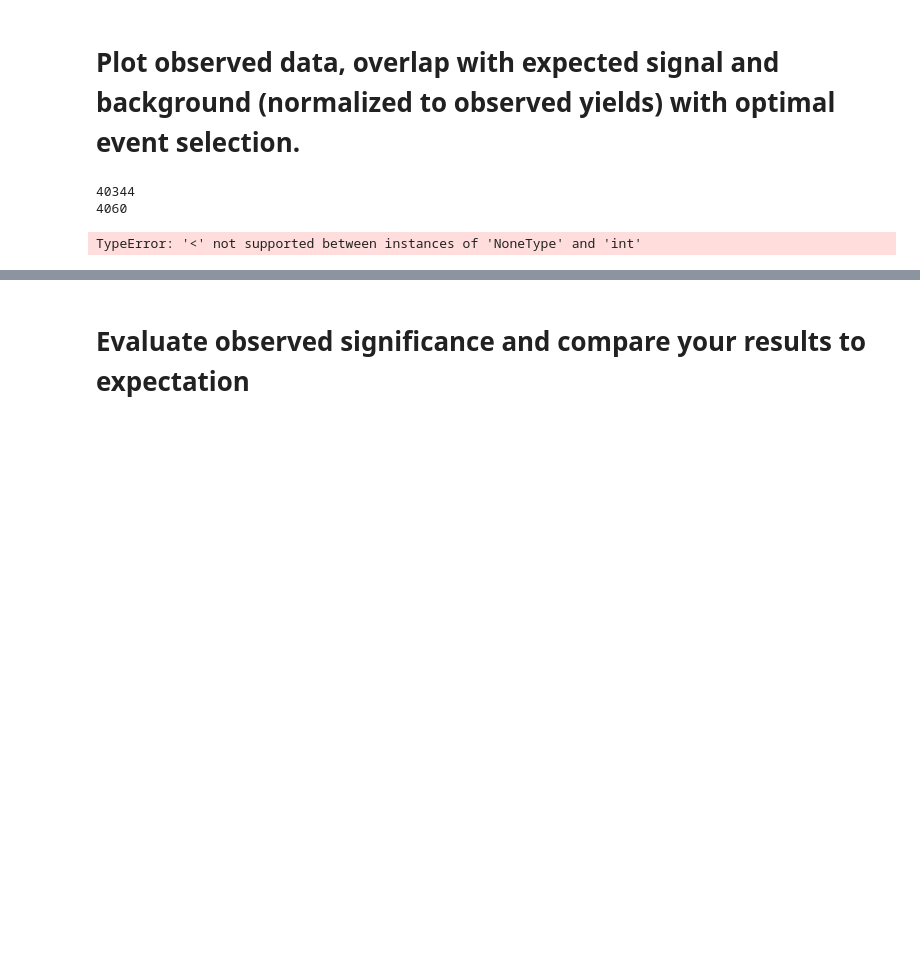
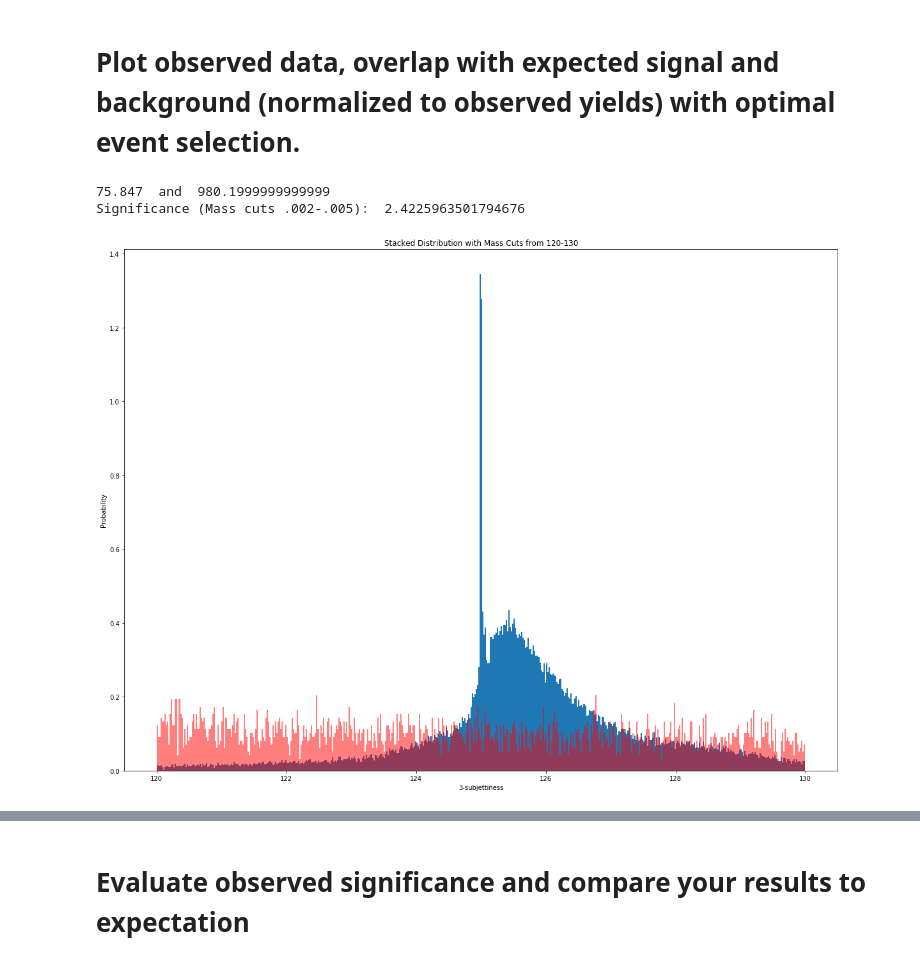
Before and after one commit to elocj/PHYS434, a Jupyter notebook: lab7/lab8.ipynb, the cells around one changed output, grey strips where cells are left out. Cells and saved outputs as stored; diff of their text form; code cells hidden in the pictures; blank space fills up the shorter version.

```diff
--- a/lab7/lab8.ipynb
+++ b/lab7/lab8.ipynb
@@ -149,33 +149,28 @@ plt.show()
 # %%
 origArr1 = len(qcd['mass'])
 origSig1 = len(qcd['mass'])
-
-# observed = list(filter(lambda a: a >= 120 and a <= 130, lowLumi['mass'][:]))
-# signal = list(filter(lambda a: a >= 120 and a <= 130, higgs['mass'][:]))
 
 word = 'mass'
 newArr1Mass = []
 newSig1Mass = []
 arr1Ind = []
 sig1Ind = []
-print(len(highLumi['mass']))
-print(len(lowLumi['mass']))
 for i in range(len(qcd[word])):
-    if highLumi[word].get(i) < 130 and highLumi[word].get(i) > 120:
-        newArr1Mass.append(highLumi[word].get(i))
+    if(qcd[word][i] < 130 and qcd[word][i] > 120):
+        newArr1Mass.append(qcd[word][i])
         arr1Ind.append(i)
-    if higgs[word][i] < 130 and higgs[word][i] > 120:
+    if(higgs[word][i] < 130 and higgs[word][i] > 120):
         newSig1Mass.append(higgs[word][i])
         sig1Ind.append(i)
 print(100 * (len(newSig1Mass) / origSig1), ' and ', 20000 * (len(newArr1Mass) / origArr1))
 print('Significance (Mass cuts .002-.005): ', (100 * (len(newSig1Mass) / origSig1)) / (20000 * (len(newArr1Mass) / origArr1))**.5)
 plt.hist(newSig1Mass, 500, density=True)
 plt.hist(newArr1Mass, 500, density=True, color='red', alpha=.5)
 plt.title('Stacked Distribution with Mass Cuts from 120-130')
 plt.xlabel('3-subjettiness')
 plt.ylabel('Probability')
 plt.show()
 # %% [output]
-40344
-4060
+75.847  and  980.1999999999999
+Significance (Mass cuts .002-.005):  2.4225963501794676
-TypeError: '<' not supported between instances of 'NoneType' and 'int'
+[figure, added]
```
Also changed, not shown: parts of 12 cells of this notebook, 1 other file.
